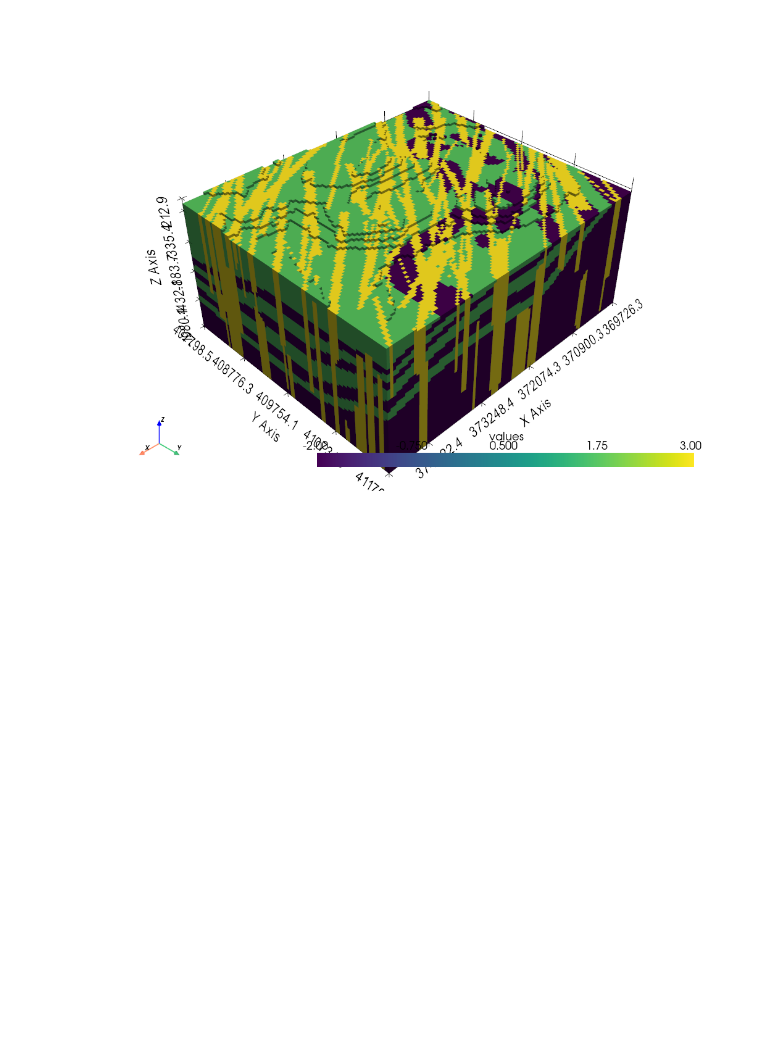
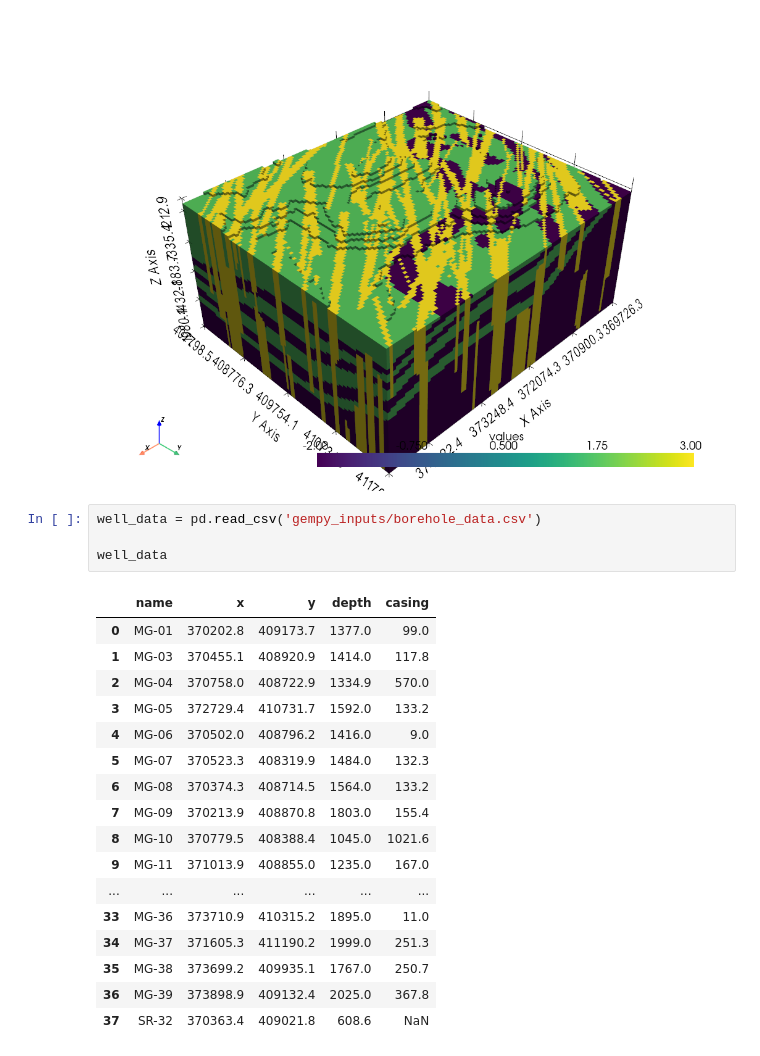
Before and after one commit to ethan-meen/MSc-Thesis, a Jupyter notebook: GeoModel/stratigraphic_model_gempy.ipynb, the cells around one changed output. Saved outputs shown, nothing was run; the diff lists cells and outputs as text; blank space fills up the shorter version.

```diff
--- a/GeoModel/stratigraphic_model_gempy.ipynb
+++ b/GeoModel/stratigraphic_model_gempy.ipynb
@@ -252,3 +253,25 @@ Inactive air cells: 81,501
 geomodel_toolbox.plot_3d_model(permx, x_array, y_array, z_array, scale='log')
 # %% [output]
 [figure]
+# %%
+well_data = pd.read_csv('gempy_inputs/borehole_data.csv')
+
+well_data
+# %% [output]
+|  | name | x | y | depth | casing |
+| 0 | MG-01 | 370202.8 | 409173.7 | 1377.0 | 99.0 |
+| 1 | MG-03 | 370455.1 | 408920.9 | 1414.0 | 117.8 |
+| 2 | MG-04 | 370758.0 | 408722.9 | 1334.9 | 570.0 |
+| 3 | MG-05 | 372729.4 | 410731.7 | 1592.0 | 133.2 |
+| 4 | MG-06 | 370502.0 | 408796.2 | 1416.0 | 9.0 |
+| 5 | MG-07 | 370523.3 | 408319.9 | 1484.0 | 132.3 |
+| 6 | MG-08 | 370374.3 | 408714.5 | 1564.0 | 133.2 |
+| 7 | MG-09 | 370213.9 | 408870.8 | 1803.0 | 155.4 |
+| 8 | MG-10 | 370779.5 | 408388.4 | 1045.0 | 1021.6 |
+| 9 | MG-11 | 371013.9 | 408855.0 | 1235.0 | 167.0 |
+| ... | ... | ... | ... | ... | ... |
+| 33 | MG-36 | 373710.9 | 410315.2 | 1895.0 | 11.0 |
+| 34 | MG-37 | 371605.3 | 411190.2 | 1999.0 | 251.3 |
+| 35 | MG-38 | 373699.2 | 409935.1 | 1767.0 | 250.7 |
+| 36 | MG-39 | 373898.9 | 409132.4 | 2025.0 | 367.8 |
+| 37 | SR-32 | 370363.4 | 409021.8 | 608.6 | NaN |
```
Also changed, not shown: parts of 6 cells of this notebook, 1 other file.
